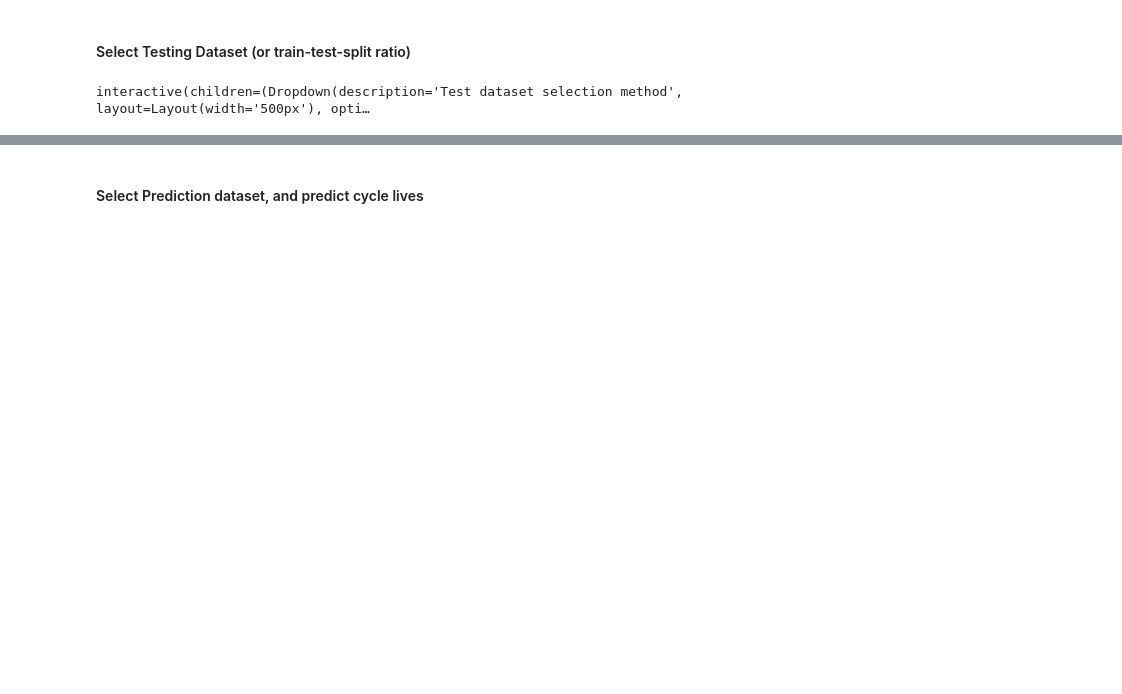
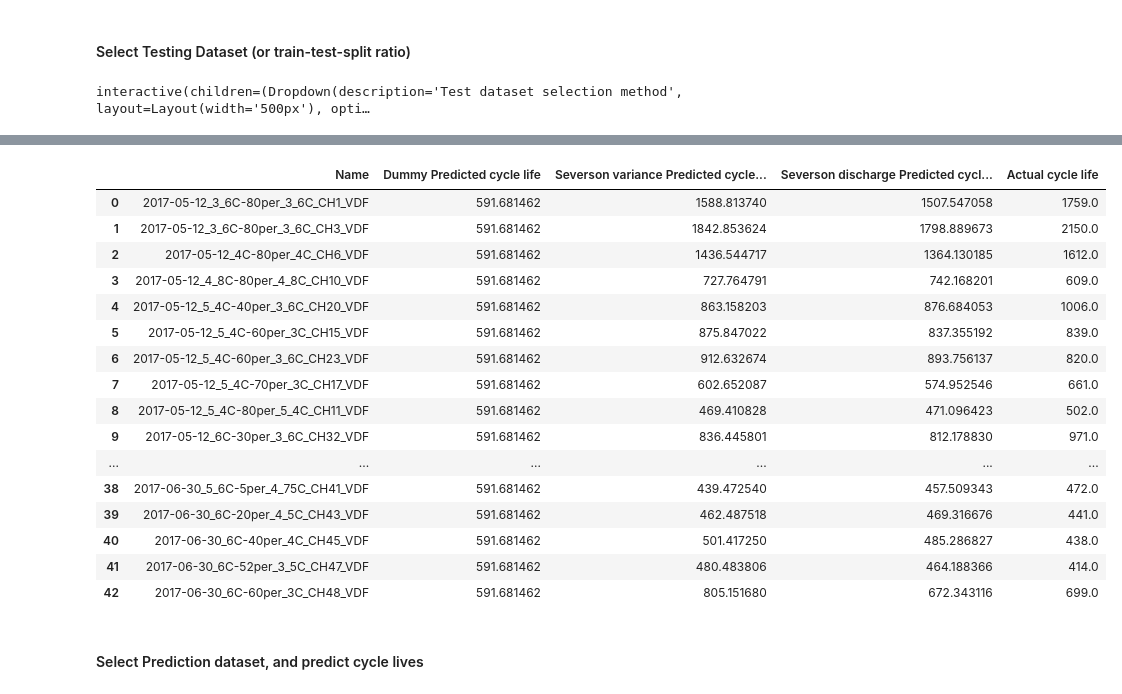
Before and after one commit to Voltaiq/vce_Severson-Generalized-Cycle-Life-Prediction_ca667ebf, a Jupyter notebook: CL_Prediction_Severson2019.ipynb, the cells around one changed output, grey strips where cells are left out. Saved outputs shown, nothing was run; the diff lists cells and outputs as text; code cells hidden in the pictures; blank space fills up the shorter version.

```diff
--- a/CL_Prediction_Severson2019.ipynb
+++ b/CL_Prediction_Severson2019.ipynb
@@ -183,3 +298,25 @@ Button(button_style='danger', description='Plot RMSE results', disabled=True, st
+# %%
+train_vs_test = "test"
+
+prediction1.return_prediction_dataframes(train_vs_test)
+# %% [output]
+|  | Name | Dummy Predicted cycle life | Severson variance Predicted cycle... | Severson discharge Predicted cycl... | Actual cycle life |
+| 0 | 2017-05-12_3_6C-80per_3_6C_CH1_VDF | 591.681462 | 1588.813740 | 1507.547058 | 1759.0 |
+| 1 | 2017-05-12_3_6C-80per_3_6C_CH3_VDF | 591.681462 | 1842.853624 | 1798.889673 | 2150.0 |
+| 2 | 2017-05-12_4C-80per_4C_CH6_VDF | 591.681462 | 1436.544717 | 1364.130185 | 1612.0 |
+| 3 | 2017-05-12_4_8C-80per_4_8C_CH10_VDF | 591.681462 | 727.764791 | 742.168201 | 609.0 |
+| 4 | 2017-05-12_5_4C-40per_3_6C_CH20_VDF | 591.681462 | 863.158203 | 876.684053 | 1006.0 |
+| 5 | 2017-05-12_5_4C-60per_3C_CH15_VDF | 591.681462 | 875.847022 | 837.355192 | 839.0 |
+| 6 | 2017-05-12_5_4C-60per_3_6C_CH23_VDF | 591.681462 | 912.632674 | 893.756137 | 820.0 |
+| 7 | 2017-05-12_5_4C-70per_3C_CH17_VDF | 591.681462 | 602.652087 | 574.952546 | 661.0 |
+| 8 | 2017-05-12_5_4C-80per_5_4C_CH11_VDF | 591.681462 | 469.410828 | 471.096423 | 502.0 |
+| 9 | 2017-05-12_6C-30per_3_6C_CH32_VDF | 591.681462 | 836.445801 | 812.178830 | 971.0 |
+| ... | ... | ... | ... | ... | ... |
+| 38 | 2017-06-30_5_6C-5per_4_75C_CH41_VDF | 591.681462 | 439.472540 | 457.509343 | 472.0 |
+| 39 | 2017-06-30_6C-20per_4_5C_CH43_VDF | 591.681462 | 462.487518 | 469.316676 | 441.0 |
+| 40 | 2017-06-30_6C-40per_4C_CH45_VDF | 591.681462 | 501.417250 | 485.286827 | 438.0 |
+| 41 | 2017-06-30_6C-52per_3_5C_CH47_VDF | 591.681462 | 480.483806 | 464.188366 | 414.0 |
+| 42 | 2017-06-30_6C-60per_3C_CH48_VDF | 591.681462 | 805.151680 | 672.343116 | 699.0 |
 # %% [markdown]
 #### Select Prediction dataset, and predict cycle lives
 # %%
```
Also changed, not shown: parts of 29 cells of this notebook, 5 other files.
